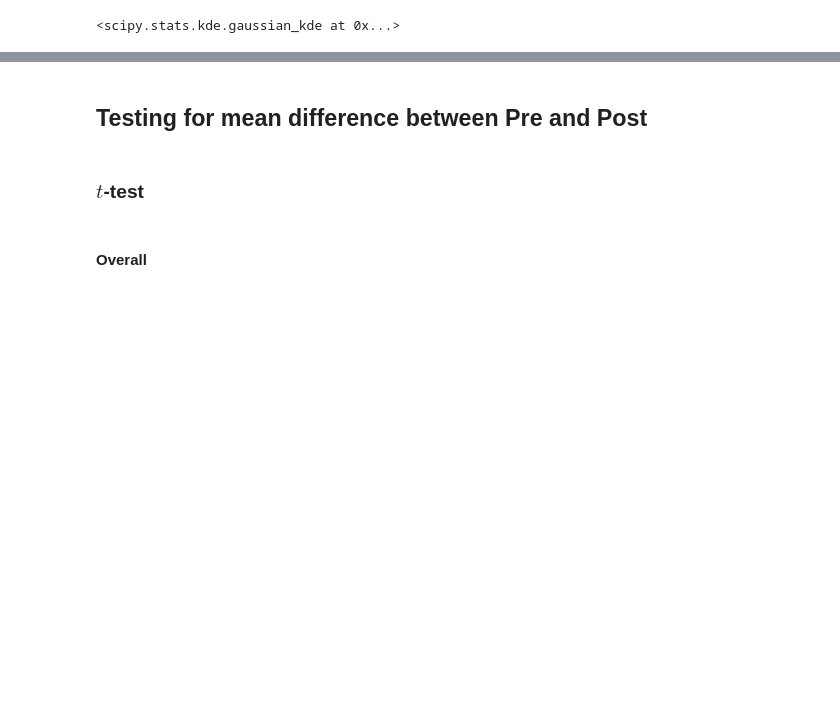
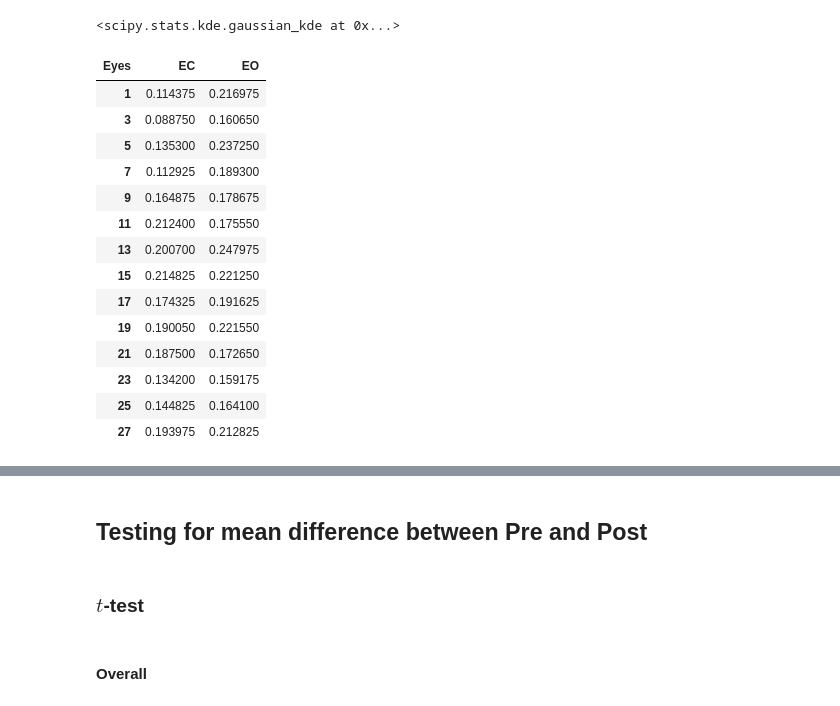
Before and after one commit to ElectronicsArchiver/tewa1_cogpsy_python, a Jupyter notebook: final_project_dataset_1.ipynb, the cells around one changed output, grey strips where cells are left out. Cells and saved outputs as stored; diff of their text form; code cells hidden in the pictures; blank space fills up the shorter version.

```diff
--- a/final_project_dataset_1.ipynb
+++ b/final_project_dataset_1.ipynb
@@ -126,3 +104,21 @@ density_ec = kde.gaussian_kde(violin_data.EC)
 density_ec
 # %% [output]
 <scipy.stats.kde.gaussian_kde at 0x...>
+# %%
+vdat
+# %% [output]
+| Eyes | EC | EO |
+| 1 | 0.114375 | 0.216975 |
+| 3 | 0.088750 | 0.160650 |
+| 5 | 0.135300 | 0.237250 |
+| 7 | 0.112925 | 0.189300 |
+| 9 | 0.164875 | 0.178675 |
+| 11 | 0.212400 | 0.175550 |
+| 13 | 0.200700 | 0.247975 |
+| 15 | 0.214825 | 0.221250 |
+| 17 | 0.174325 | 0.191625 |
+| 19 | 0.190050 | 0.221550 |
+| 21 | 0.187500 | 0.172650 |
+| 23 | 0.134200 | 0.159175 |
+| 25 | 0.144825 | 0.164100 |
+| 27 | 0.193975 | 0.212825 |
```
Also changed, not shown: parts of 16 cells of this notebook.
